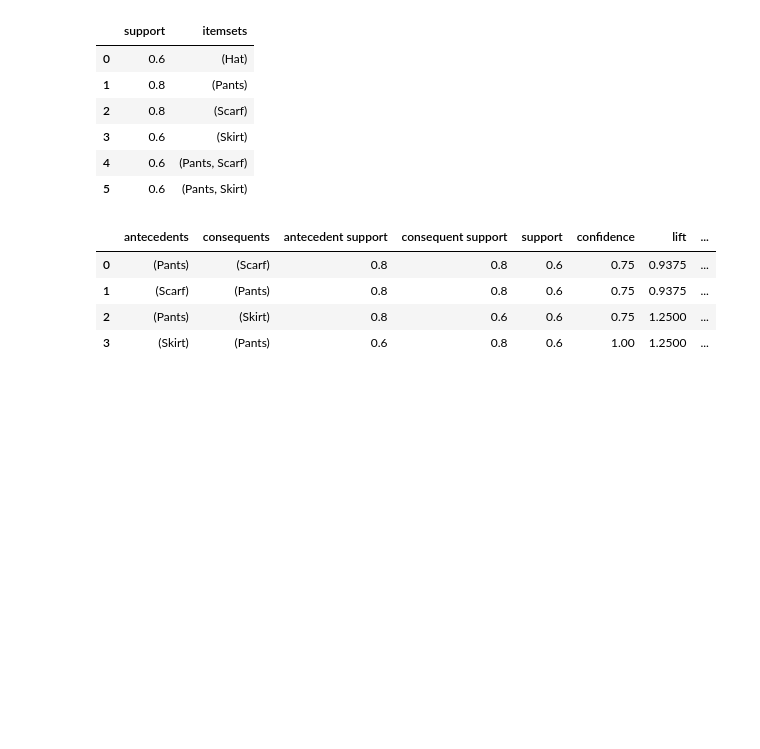
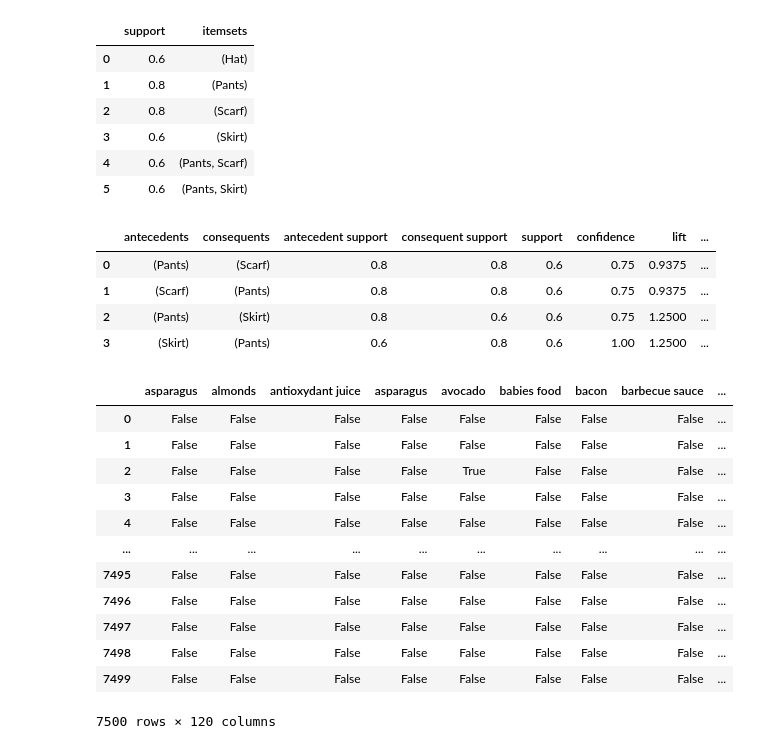
Before and after one commit to HamoudaBenAbdennebi/ai, a Jupyter notebook: Untitled2.ipynb, the cells around one changed output. Drawn from its saved outputs; the diff is of its cells as text; code cells hidden in the pictures; blank space fills up the shorter version.

```diff
--- a/Untitled2.ipynb
+++ b/Untitled2.ipynb
@@ -96,3 +96,22 @@ association_rules(frequent_itemsets,metric="confidence",min_threshold=0.7) # ass
 | 1 | (Scarf) | (Pants) | 0.8 | 0.8 | 0.6 | 0.75 | 0.9375 | ... |
 | 2 | (Pants) | (Skirt) | 0.8 | 0.6 | 0.6 | 0.75 | 1.2500 | ... |
 | 3 | (Skirt) | (Pants) | 0.6 | 0.8 | 0.6 | 1.00 | 1.2500 | ... |
+# %%
+te=TransactionEncoder()
+te_ary=te.fit(records).transform(records)    #Apply one-hot-encoding on our dataset
+df2=pd.DataFrame(te_ary, columns=te.columns_)  #Creating a new DataFrame from our Numpy array
+df2
+# %% [output]
+|  | asparagus | almonds | antioxydant juice | asparagus | avocado | babies food | bacon | barbecue sauce | ... |
+| 0 | False | False | False | False | False | False | False | False | ... |
+| 1 | False | False | False | False | False | False | False | False | ... |
+| 2 | False | False | False | False | True | False | False | False | ... |
+| 3 | False | False | False | False | False | False | False | False | ... |
+| 4 | False | False | False | False | False | False | False | False | ... |
+| ... | ... | ... | ... | ... | ... | ... | ... | ... | ... |
+| 7495 | False | False | False | False | False | False | False | False | ... |
+| 7496 | False | False | False | False | False | False | False | False | ... |
+| 7497 | False | False | False | False | False | False | False | False | ... |
+| 7498 | False | False | False | False | False | False | False | False | ... |
+| 7499 | False | False | False | False | False | False | False | False | ... |
+7500 rows × 120 columns
```
Also changed, not shown: parts of 4 cells of this notebook.
